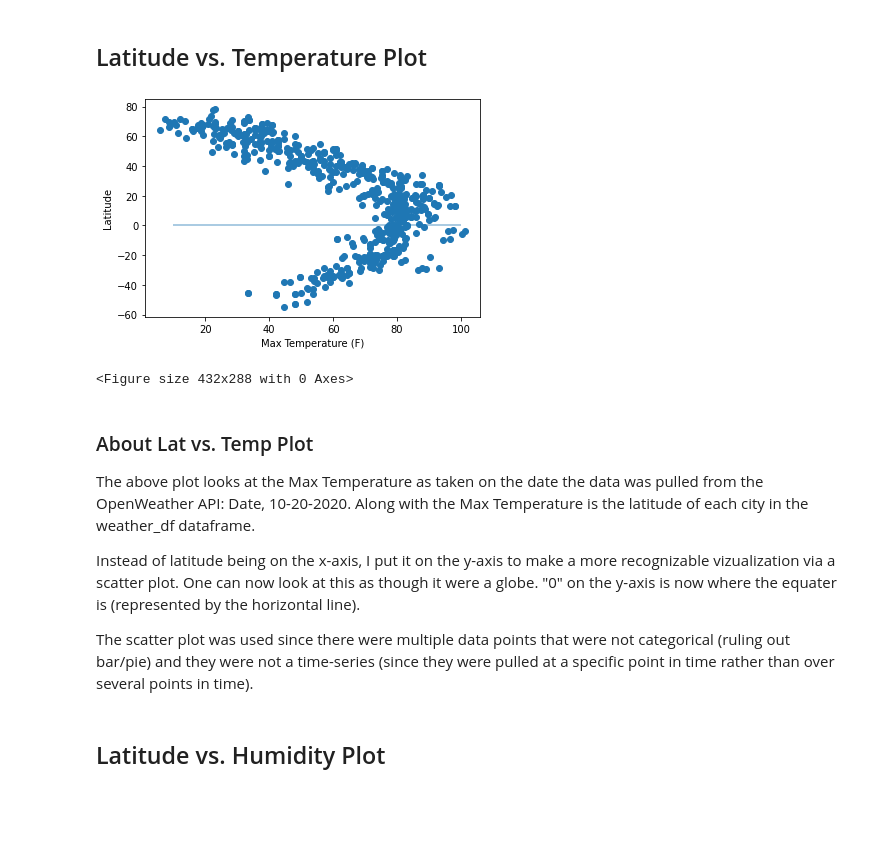
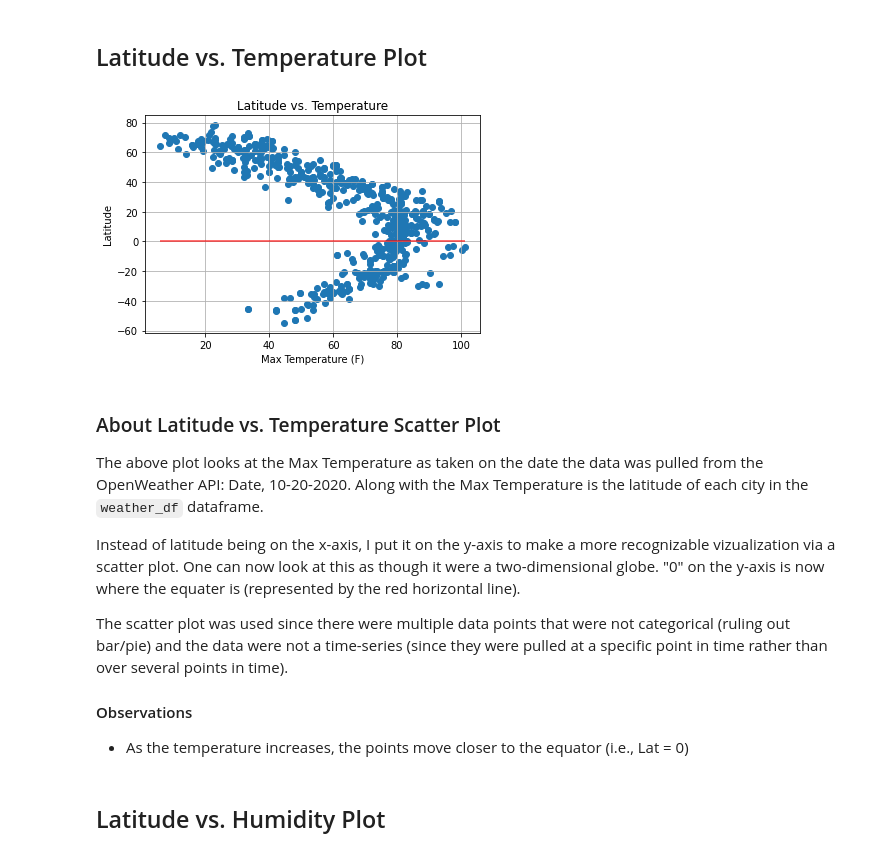
Before and after one commit to CCom20/api-challenge-python, a Jupyter notebook: weatherpy/starter_code/WeatherPy.ipynb, the cells around one changed output. Drawn from its saved outputs; the diff is of its cells as text; code cells hidden in the pictures; blank space fills up the shorter version.

Commit message:
Moving on to Lat vs. Humidity plot

```diff
--- a/weatherpy/starter_code/WeatherPy.ipynb
+++ b/weatherpy/starter_code/WeatherPy.ipynb
@@ -264,26 +264,35 @@ dtype: int64
 # %% [markdown]
 ## Latitude vs. Temperature Plot
 # %%
-lat_vs_temp = weather_df[["Lat", "Max Temperature"]]
+# Find and set the data to work with: Latitude and Max Temperature
 lat_scatter = weather_df["Lat"]
 temp_scatter = weather_df["Max Temperature"]
+
+# Set the Labels for the Title, X-Axis, and Y-Axis
 plt.ylabel("Latitude")
 plt.xlabel("Max Temperature (F)")
-plt.hlines(0, 10, 100, alpha=.50)
+plt.title("Latitude vs. Temperature")
+
+# Add horizontal line for the "equator" and a grid to make it easier to read
+plt.hlines(0, min(temp_scatter), max(temp_scatter), alpha=.75, color="red")
+plt.grid()
+
+# Populate and save the figure / plot
 plt.scatter(temp_scatter, lat_scatter)
-plt.show()
 plt.savefig("../output_data/lat_vs_temp_fig1.jpeg")
 # %% [output]
-[figure, old version]
+[figure, new version]
-<Figure size 432x288 with 0 Axes>
 # %% [markdown]
-### About Lat vs. Temp Plot
+### About Latitude vs. Temperature Scatter Plot
 
-The above plot looks at the Max Temperature as taken on the date the data was pulled from the OpenWeather API: Date, 10-20-2020. Along with the Max Temperature is the latitude of each city in the weather_df dataframe.
+The above plot looks at the Max Temperature as taken on the date the data was pulled from the OpenWeather API: Date, 10-20-2020. Along with the Max Temperature is the latitude of each city in the `weather_df` dataframe.
 
-Instead of latitude being on the x-axis, I put it on the y-axis to make a more recognizable vizualization via a scatter plot. One can now look at this as though it were a globe. "0" on the y-axis is now where the equater is (represented by the horizontal line).
+Instead of latitude being on the x-axis, I put it on the y-axis to make a more recognizable vizualization via a scatter plot. One can now look at this as though it were a two-dimensional globe. "0" on the y-axis is now where the equater is (represented by the red horizontal line).
 
-The scatter plot was used since there were multiple data points that were not categorical (ruling out bar/pie) and they were not a time-series (since they were pulled at a specific point in time rather than over several points in time).
+The scatter plot was used since there were multiple data points that were not categorical (ruling out bar/pie) and the data were not a time-series (since they were pulled at a specific point in time rather than over several points in time).
+
+#### Observations
+* As the temperature increases, the points move closer to the equator (i.e., Lat = 0)
 # %% [markdown]
 ## Latitude vs. Humidity Plot
 # %% [markdown]
```
Also changed, not shown: parts of 1 cell of this notebook, 1 other file.
